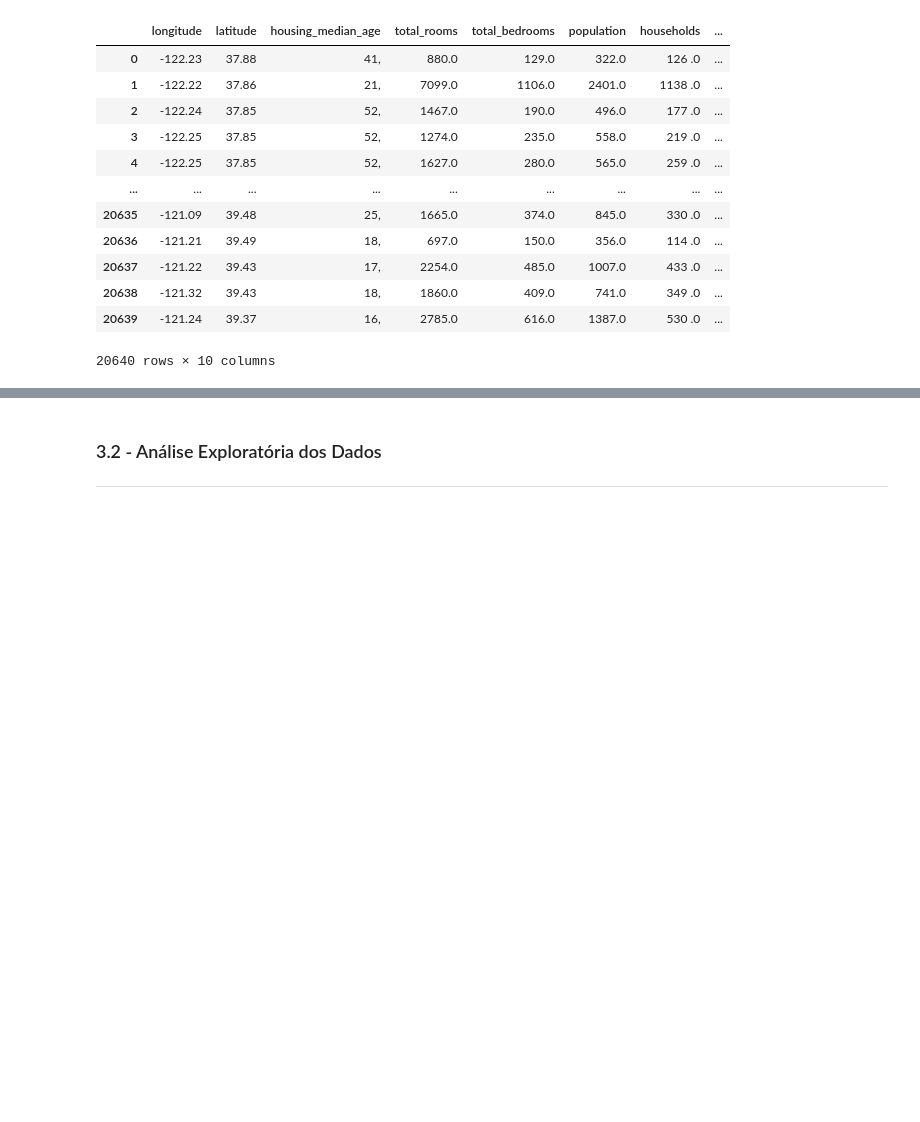
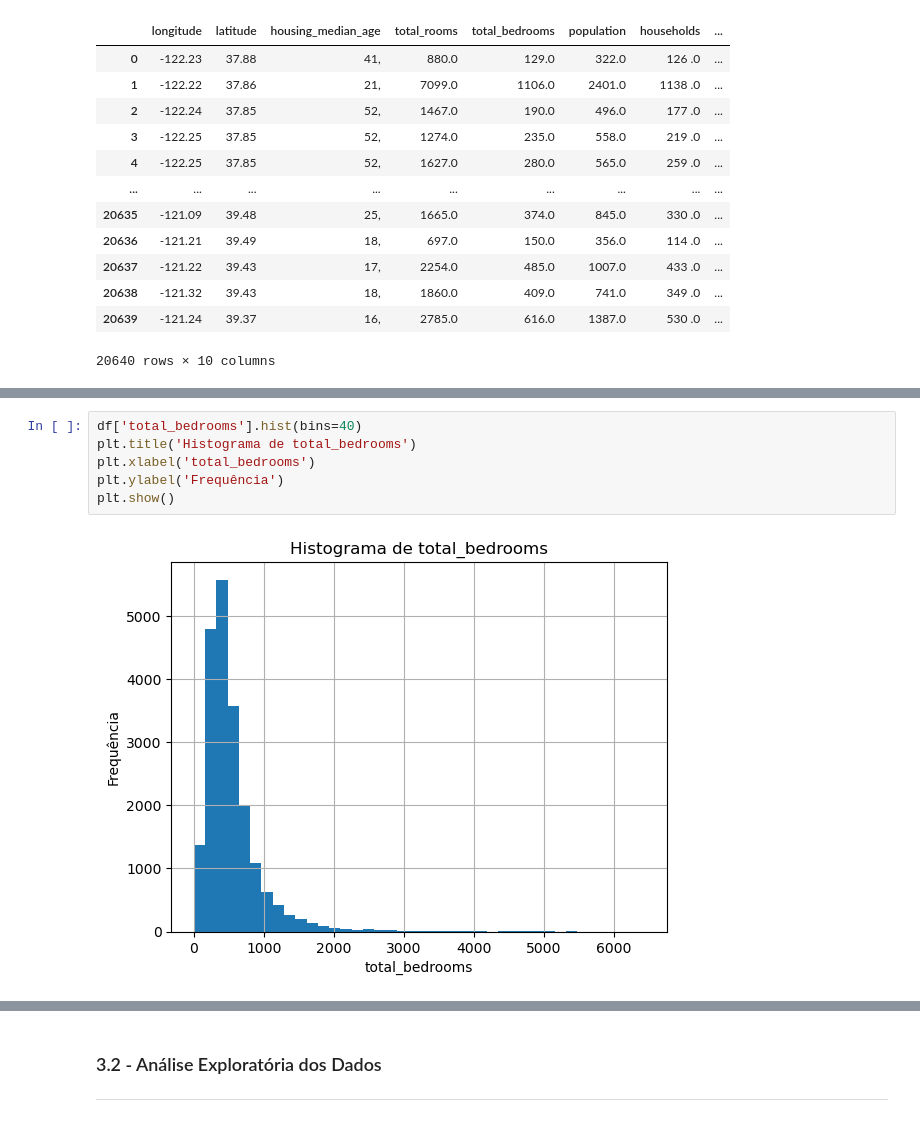
Before and after one commit to lharanhamg/TAIL_notebook_2025, a Jupyter notebook: Cópia_de_Fase2_Luis_Aranha_2025.ipynb, the cells around one changed output, grey strips where cells are left out. Drawn from its saved outputs; the diff is of its cells as text; blank space fills up the shorter version.

```diff
--- a/Cópia_de_Fase2_Luis_Aranha_2025.ipynb
+++ b/Cópia_de_Fase2_Luis_Aranha_2025.ipynb
@@ -376,0 +526,8 @@ df
+# %%
+df['total_bedrooms'].hist(bins=40)
+plt.title('Histograma de total_bedrooms')
+plt.xlabel('total_bedrooms')
+plt.ylabel('Frequência')
+plt.show()
+# %% [output]
+[figure, added]
```
Also changed, not shown: parts of 23 cells of this notebook, 1 other file.
